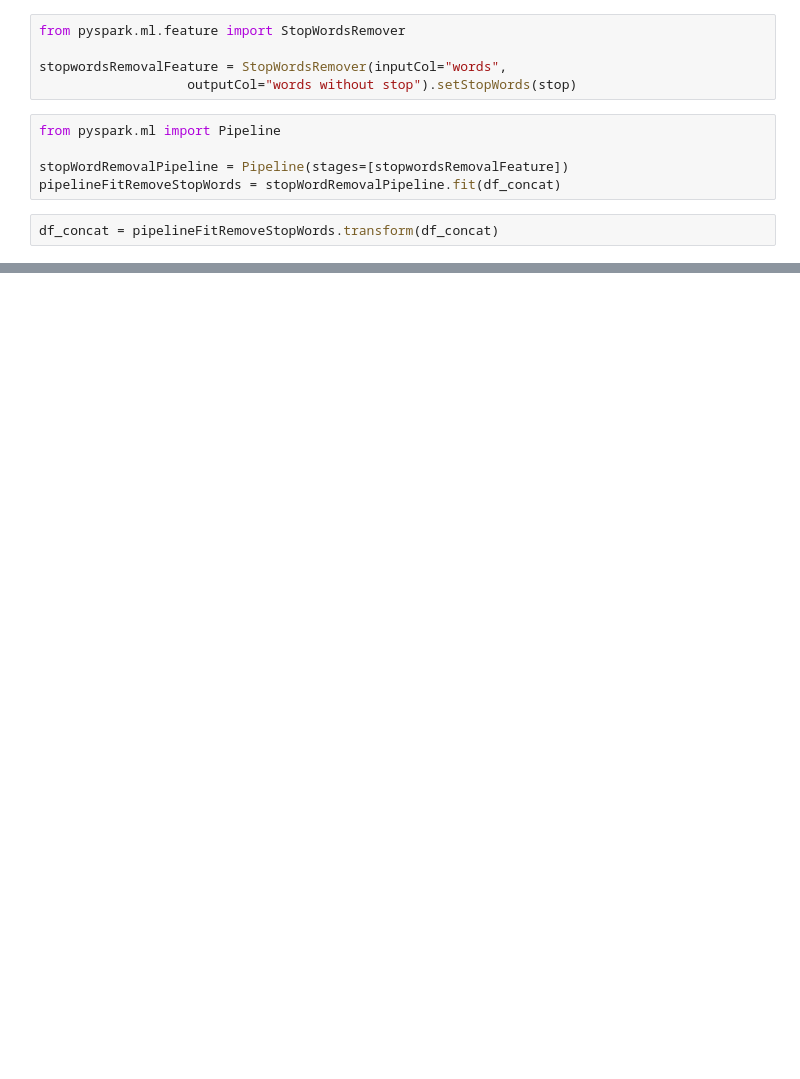
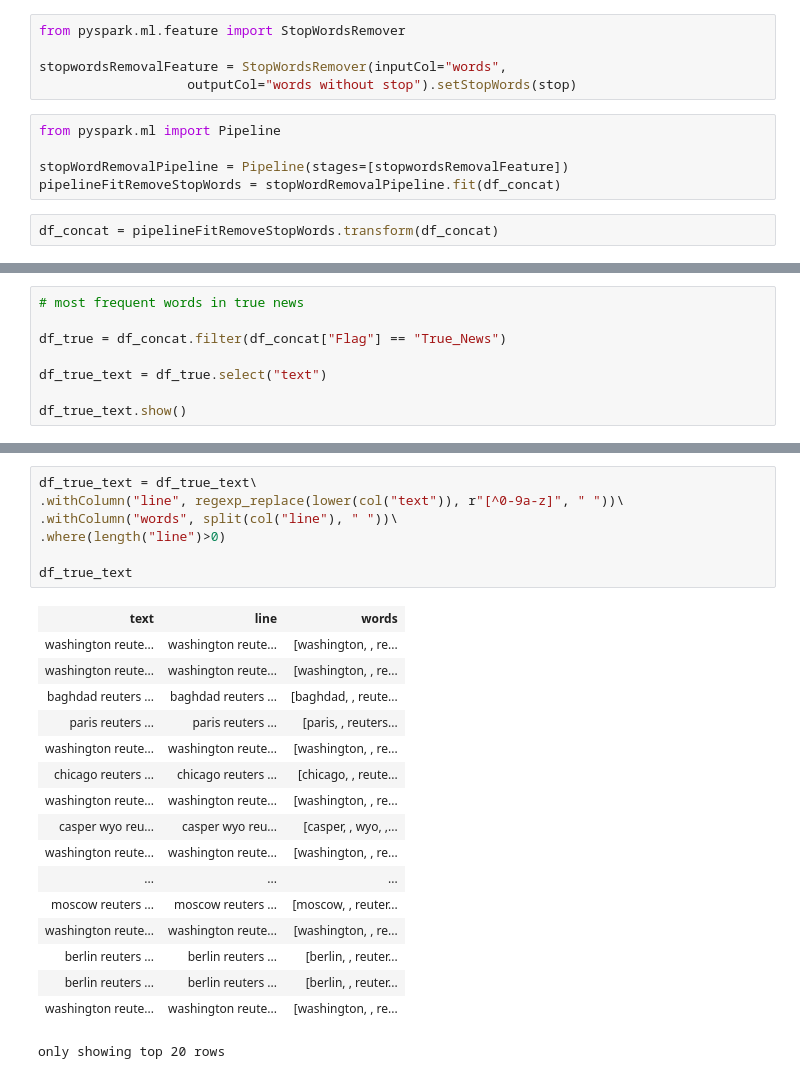
Before and after one commit to AkkiPooja/Fake-News-Detection-Data-Analysis, a Jupyter notebook: Fake-News-Detection-Algorithm.ipynb, the cells around one changed output, grey strips where cells are left out. Cells and saved outputs as stored; diff of their text form; blank space fills up the shorter version.

Commit message:
most freq words in true and fake news

```diff
--- a/Fake-News-Detection-Algorithm.ipynb
+++ b/Fake-News-Detection-Algorithm.ipynb
@@ -430,0 +503,8 @@ print(df_concat.groupby('Flag').count())
+# %%
+# most frequent words in true news
+
+df_true = df_concat.filter(df_concat["Flag"] == "True_News")
+
+df_true_text = df_true.select("text")
+
+df_true_text.show()
@@ -430,0 +529,25 @@ print(df_concat.groupby('Flag').count())
+# %%
+df_true_text = df_true_text\
+.withColumn("line", regexp_replace(lower(col("text")), r"[^0-9a-z]", " "))\
+.withColumn("words", split(col("line"), " "))\
+.where(length("line")>0)
+
+df_true_text
+# %% [output]
+| text | line | words |
+| washington reute... | washington reute... | [washington, , re... |
+| washington reute... | washington reute... | [washington, , re... |
+| baghdad reuters ... | baghdad reuters ... | [baghdad, , reute... |
+| paris reuters ... | paris reuters ... | [paris, , reuters... |
+| washington reute... | washington reute... | [washington, , re... |
+| chicago reuters ... | chicago reuters ... | [chicago, , reute... |
+| washington reute... | washington reute... | [washington, , re... |
+| casper wyo reu... | casper wyo reu... | [casper, , wyo, ,... |
+| washington reute... | washington reute... | [washington, , re... |
+| ... | ... | ... |
+| moscow reuters ... | moscow reuters ... | [moscow, , reuter... |
+| washington reute... | washington reute... | [washington, , re... |
+| berlin reuters ... | berlin reuters ... | [berlin, , reuter... |
+| berlin reuters ... | berlin reuters ... | [berlin, , reuter... |
+| washington reute... | washington reute... | [washington, , re... |
+only showing top 20 rows
```
Also changed, not shown: parts of 16 cells of this notebook.
